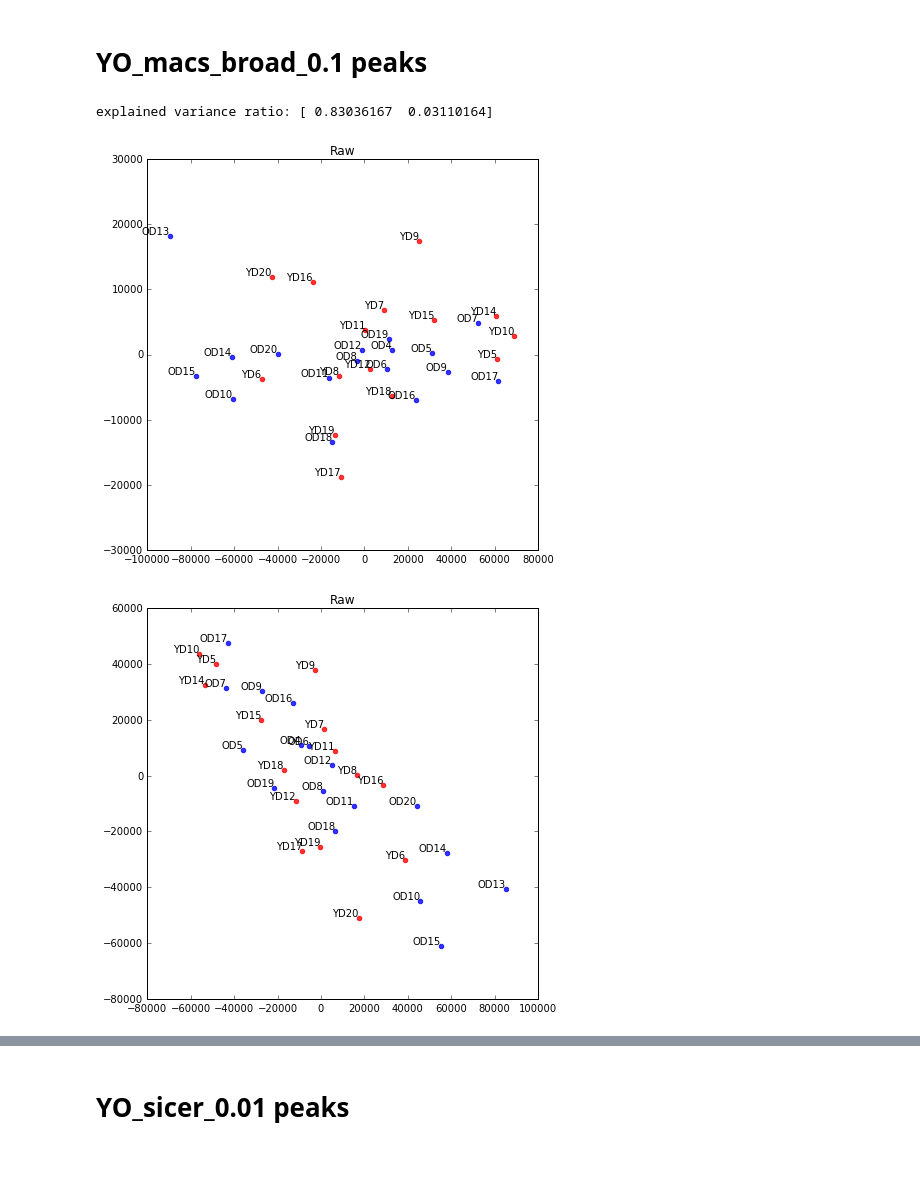
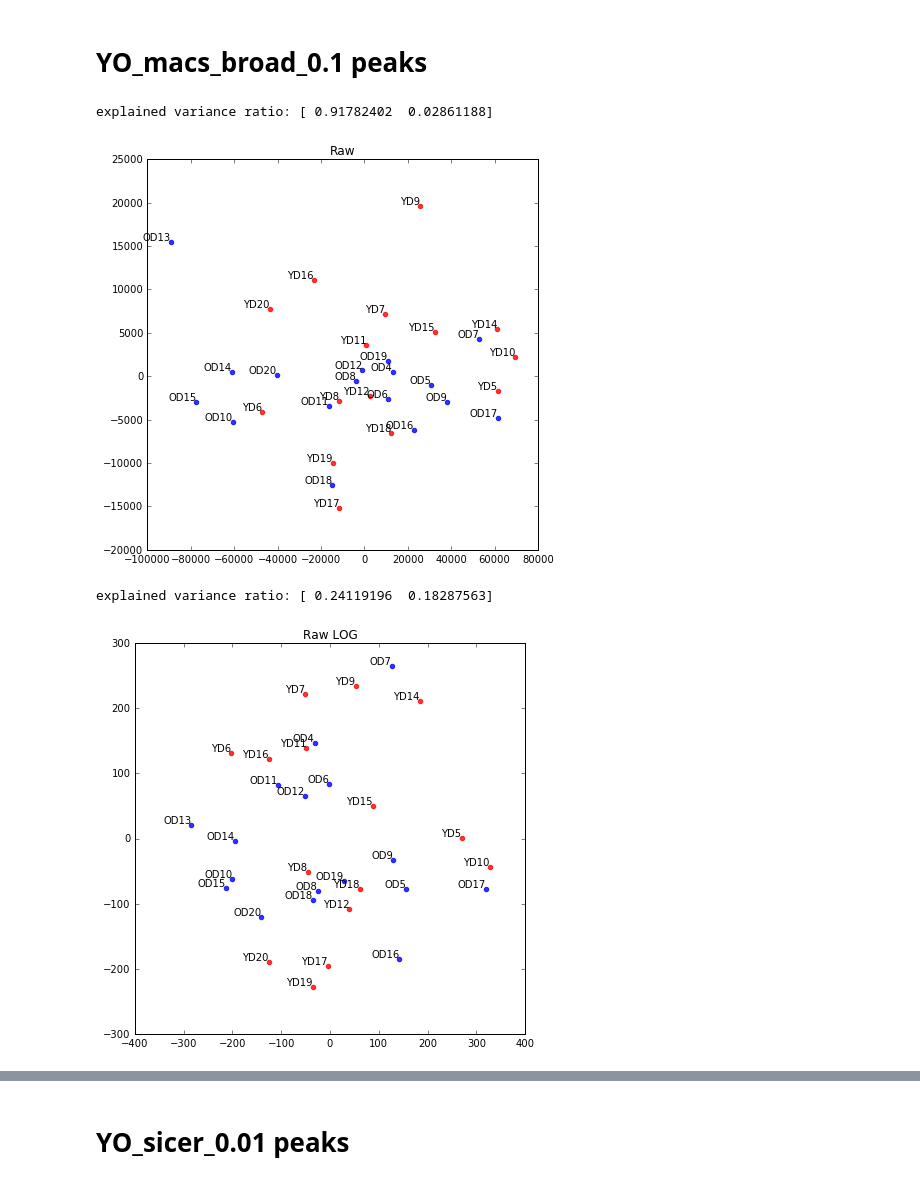
Before and after one commit to JetBrains-Research/washu, a Jupyter notebook: notebooks/k4me1_peaks_signal.ipynb, the cells around one changed output, grey strips where cells are left out. Drawn from its saved outputs; the diff is of its cells as text; code cells hidden in the pictures.

Commit message:
k4me1 notebook update to correct RPM, RPM peaks RPKM and log1+p processing

```diff
--- a/notebooks/k4me1_peaks_signal.ipynb
+++ b/notebooks/k4me1_peaks_signal.ipynb
@@ -98,14 +62,16 @@ explained variance ratio: [ 0.50154695  0.17692174]
 # %% [markdown]
 # YO_macs_broad_0.1 peaks
 # %%
-FOLDER='/Volumes/WD/scratch/artyomov_lab_aging/Y10OD10/chipseq/processed/k4me1/k4me1_peaks_signal/'
+FOLDER='/Volumes/WD/scratch/artyomov_lab_aging/Y20O20/chipseq/processed/k4me1/k4me1_20vs20_reseq_bams_unique/coverages/YO_macs_broad_0.1/'
 signal_df = pd.read_csv(FOLDER + 'YO_macs_broad_0.1_raw.csv')
 signal = signal_df.drop(['chr', 'start', 'end', 'OD_input_unique', 'YD_input_unique'], axis=1).transpose()
 signal_pca(signal, 'Raw')
-signal_mds(signal, 'Raw')
-signal_lda(signal, 'Raw')
+signal_pca(signal.applymap(lambda x: np.log2(1+x)), 'Raw LOG')
+# signal_mds(signal, 'Raw')
+# signal_lda(signal, 'Raw')
 # %% [output]
-explained variance ratio: [ 0.83036167  0.03110164]
+explained variance ratio: [ 0.91782402  0.02861188]
-[figure, old version]
+[figure, new version]
+explained variance ratio: [ 0.24119196  0.18287563]
-[figure, old version]
+[figure, new version]
 # %%
```
Also changed, not shown: parts of 20 cells of this notebook.
